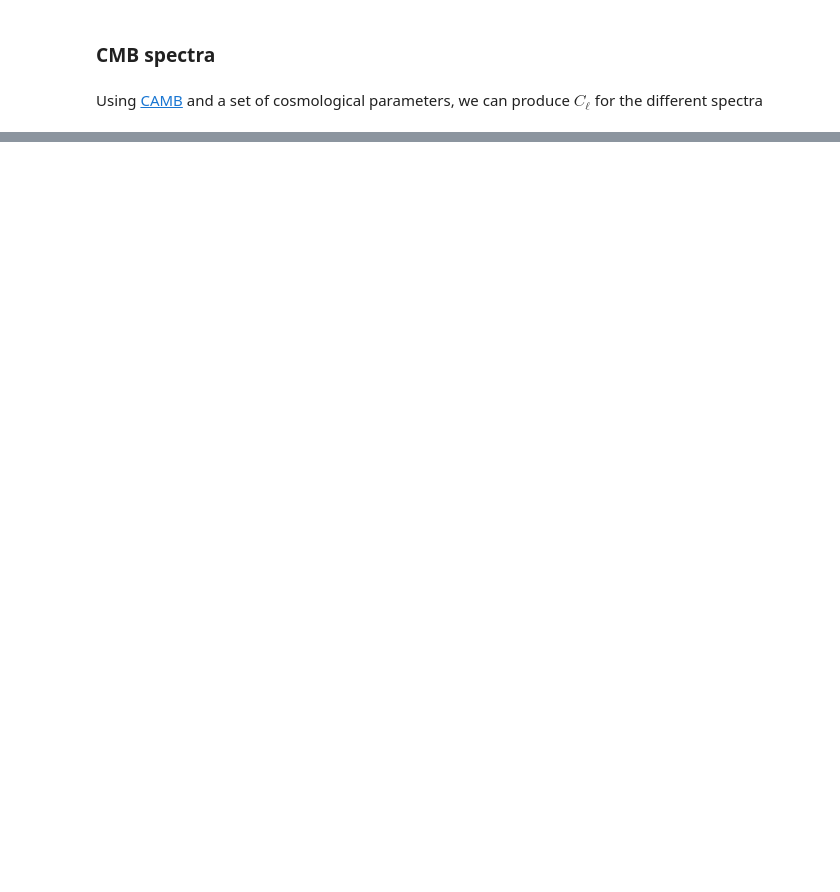
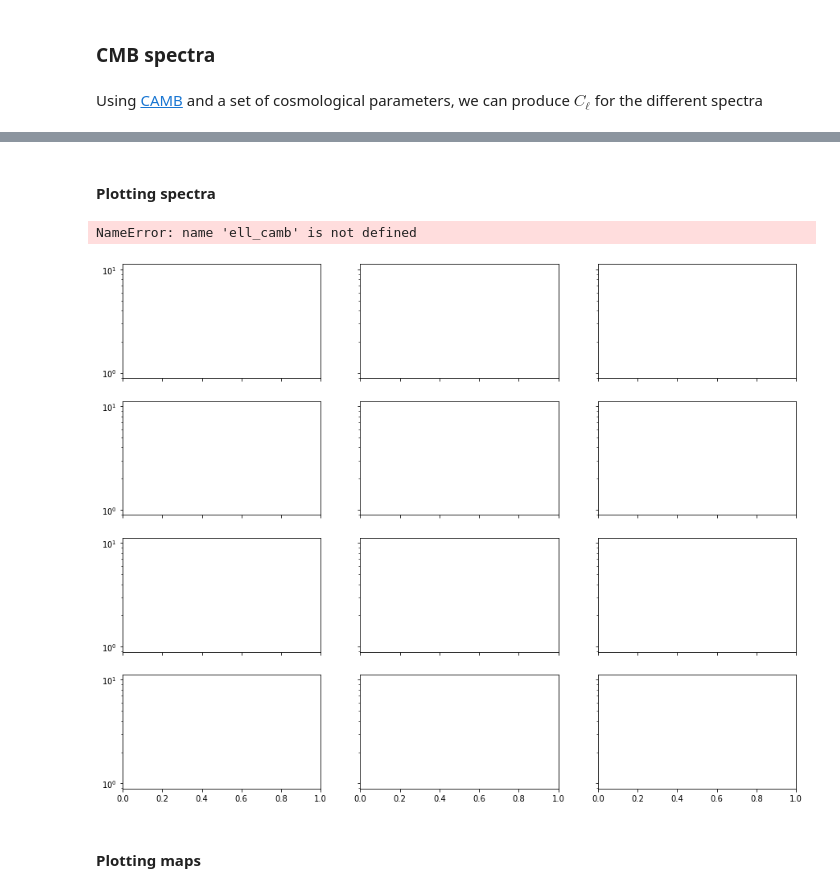
Before and after one commit to xgarrido/cmb_notebooks, a Jupyter notebook: pysm/pysm.ipynb, the cells around one changed output, grey strips where cells are left out. Drawn from its saved outputs; the diff is of its cells as text; code cells hidden in the pictures; blank space fills up the shorter version.

```diff
--- a/pysm/pysm.ipynb
+++ b/pysm/pysm.ipynb
@@ -184,0 +305,10 @@ plt.tight_layout()
+# %%
+window = (survey, survey)
+lmax = 3 * nside - 1
+niter = 3
+from pspy import so_mcm
+mbb_inv, bbl = so_mcm.mcm_and_bbl_spin0and2(window,
+                                            binning_file,
+                                            lmax=lmax,
+                                            type="Dl",
+                                            niter=niter)
@@ -184,0 +389,40 @@ plt.tight_layout()
+# %% [markdown]
+#### Plotting spectra
+# %%
+def plot_spectra(models=models, spec="TT", lmax=lmax):
+    nfreq = len(frequencies)
+    fig, axes = plt.subplots(4, nfreq, sharex=True, sharey="row", figsize=(15, 12))
+    if spec in ["TT", "EE", "BB"]:
+        [ax.set_yscale("log") for ax in axes.flatten()]
+
+    def _plot_spectra(submodels, row_number):
+        for i, (model, freq) in enumerate(product(submodels, frequencies)):
+            lb, db = models[model][freq].get("spectra")
+            axes[row_number, i%3].plot(lb, db[spec], label=model)
+
+    # Show CMB
+    for ax in axes.flatten():
+        ax.plot(ell_camb, dl_dict[spec.lower()], "gray", label="CMB")
+        ax.set_xlim(0, lmax)
+
+    names = {"dust": dust, "synchrotron": synchrotron, "AME": ame, "free-free": free_free}
+    for i, submodel in enumerate(names.values()):
+        _plot_spectra(submodel, i)
+
+    for ax, name in zip(axes[:, -1], names.keys()):
+        leg = ax.legend(title="{} - {}".format(spec, name), bbox_to_anchor=(1, 1), loc="upper left")
+        leg._legend_box.align = "left"
+
+    for ax in axes[:, 0]:
+        ax.set_ylabel(r"$D_\ell$")
+    for ax in axes[-1]:
+        ax.set_xlabel(r"$\ell$")
+
+    for ax, freq in zip(axes[0], frequencies):
+        ax.set_title("{} GHz".format(freq))
+    plt.tight_layout()
+# %%
+plot_spectra()
+# %% [output]
+NameError: name 'ell_camb' is not defined
+[figure, added]
@@ -184,0 +434,2 @@ plt.tight_layout()
+# %% [markdown]
+#### Plotting maps
```
Also changed, not shown: parts of 70 cells of this notebook, 5 other files.
